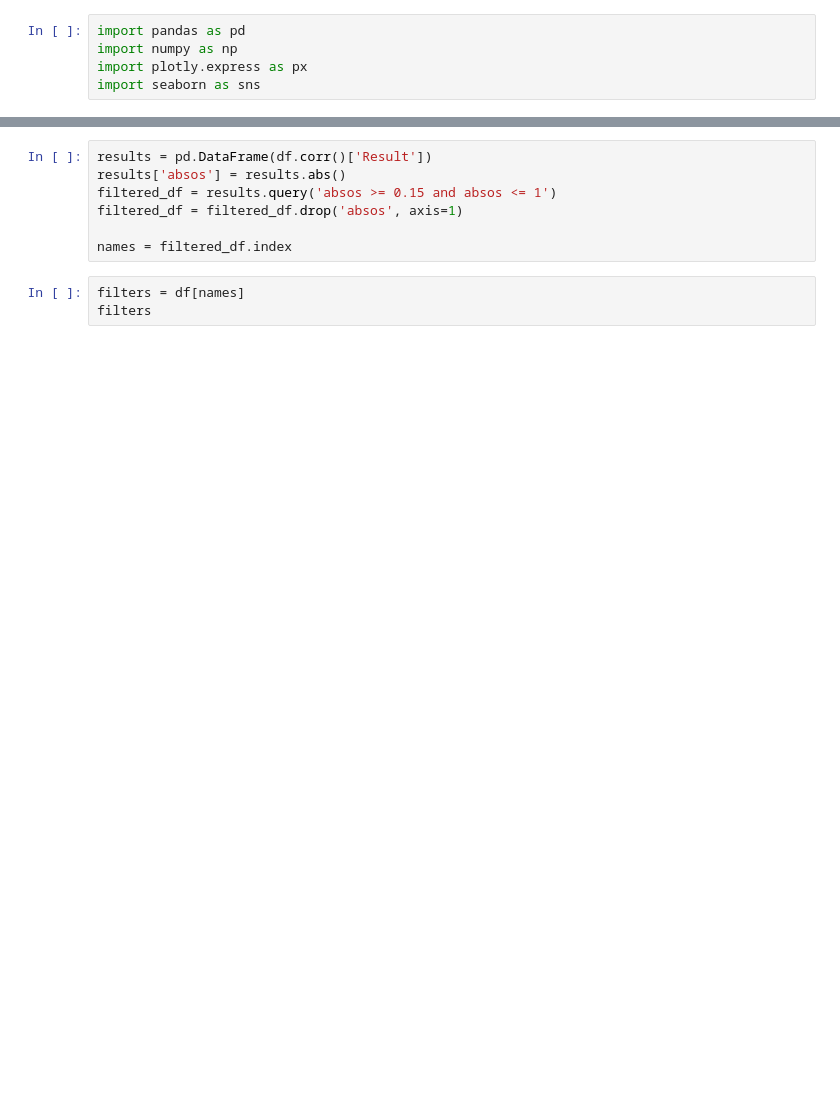
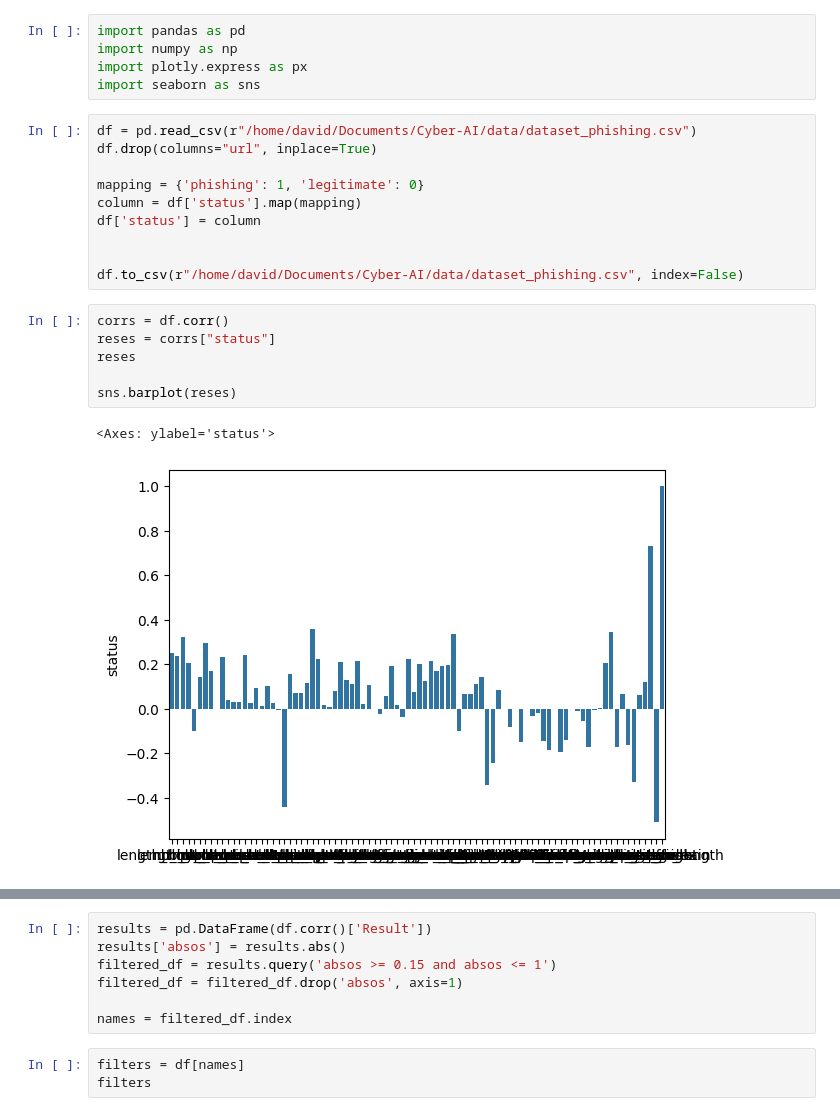
Before and after one commit to Gaulgeous/Cyber-AI, a Jupyter notebook: cyber_ai/miniproject.ipynb, the cells around one changed output, grey strips where cells are left out. Drawn from its saved outputs; the diff is of its cells as text; blank space fills up the shorter version.

```diff
--- a/cyber_ai/miniproject.ipynb
+++ b/cyber_ai/miniproject.ipynb
@@ -3,3 +3,22 @@ import pandas as pd
 import numpy as np
 import plotly.express as px
 import seaborn as sns
+# %%
+df = pd.read_csv(r"/home/david/Documents/Cyber-AI/data/dataset_phishing.csv")
+df.drop(columns="url", inplace=True)
+
+mapping = {'phishing': 1, 'legitimate': 0}
+column = df['status'].map(mapping)
+df['status'] = column
+
+
+df.to_csv(r"/home/david/Documents/Cyber-AI/data/dataset_phishing.csv", index=False)
+# %%
+corrs = df.corr()
+reses = corrs["status"]
+reses
+
+sns.barplot(reses)
+# %% [output]
+<Axes: ylabel='status'>
+[figure, added]
```
Also changed, not shown: parts of 7 cells of this notebook, 3 other files.
